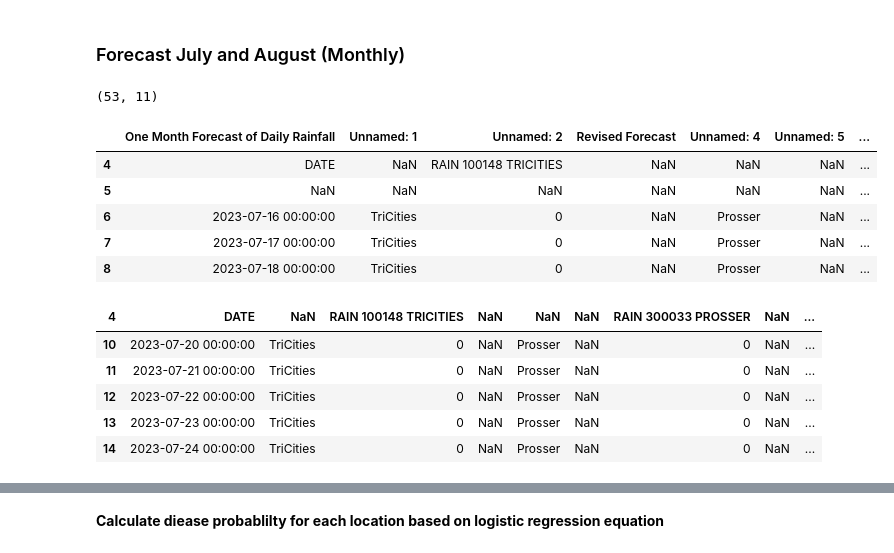
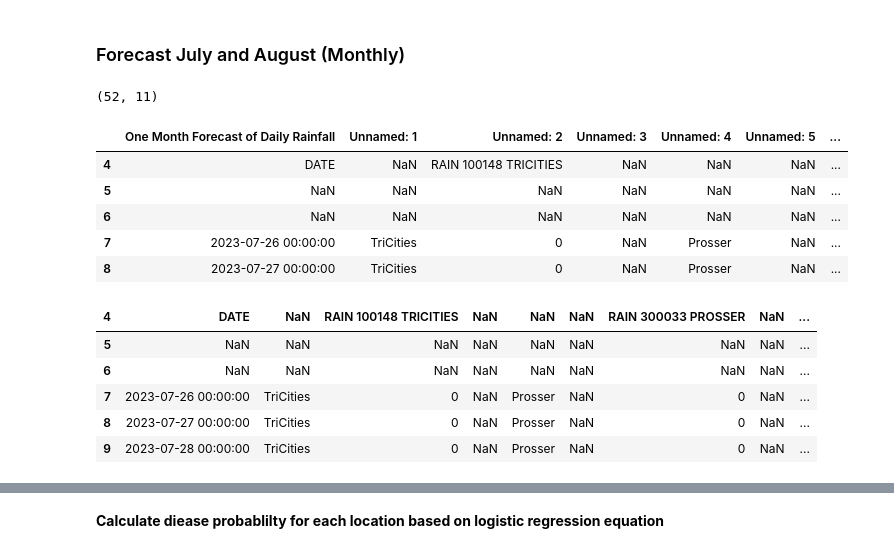
Before and after one commit to d-linnard/LateBlight, a Jupyter notebook: Scripts/Lateblight_2023_JA.ipynb, the cells around one changed output, grey strips where cells are left out. Saved outputs shown, nothing was run; the diff lists cells and outputs as text; code cells hidden in the pictures.

```diff
--- a/Scripts/Lateblight_2023_JA.ipynb
+++ b/Scripts/Lateblight_2023_JA.ipynb
@@ -262,26 +262,26 @@ RD_Aug_Tricities= 0
 # %% [markdown]
 ### Forecast July and August (Monthly)
 # %%
-df_forecast = pd.read_excel('7-16_8-21.xlsx', engine='openpyxl')
+df_forecast = pd.read_excel('7-26_8-30.xlsx', engine='openpyxl')
 print(df_forecast.shape)
-df_forecast = df_forecast.iloc[4:42]
+df_forecast = df_forecast.iloc[4:43]
 df_forecast.head()
 # %% [output]
-(53, 11)
+(52, 11)
-|  | One Month Forecast of Daily Rainfall | Unnamed: 1 | Unnamed: 2 | Revised Forecast | Unnamed: 4 | Unnamed: 5 | ... |
+|  | One Month Forecast of Daily Rainfall | Unnamed: 1 | Unnamed: 2 | Unnamed: 3 | Unnamed: 4 | Unnamed: 5 | ... |
 | 4 | DATE | NaN | RAIN 100148 TRICITIES | NaN | NaN | NaN | ... |
 | 5 | NaN | NaN | NaN | NaN | NaN | NaN | ... |
-| 6 | 2023-07-16 00:00:00 | TriCities | 0 | NaN | Prosser | NaN | ... |
-| 7 | 2023-07-17 00:00:00 | TriCities | 0 | NaN | Prosser | NaN | ... |
-| 8 | 2023-07-18 00:00:00 | TriCities | 0 | NaN | Prosser | NaN | ... |
+| 6 | NaN | NaN | NaN | NaN | NaN | NaN | ... |
+| 7 | 2023-07-26 00:00:00 | TriCities | 0 | NaN | Prosser | NaN | ... |
+| 8 | 2023-07-27 00:00:00 | TriCities | 0 | NaN | Prosser | NaN | ... |
 # %%
 df_forecast.columns = df_forecast.iloc[0]#rename column
 df_forecast = df_forecast.drop([4])#drop forth row
 df_forecast.head()
 # %% [output]
 | 4 | DATE | NaN | RAIN 100148 TRICITIES | NaN | NaN | NaN | RAIN 300033 PROSSER | NaN | ... |
-| 10 | 2023-07-20 00:00:00 | TriCities | 0 | NaN | Prosser | NaN | 0 | NaN | ... |
-| 11 | 2023-07-21 00:00:00 | TriCities | 0 | NaN | Prosser | NaN | 0 | NaN | ... |
-| 12 | 2023-07-22 00:00:00 | TriCities | 0 | NaN | Prosser | NaN | 0 | NaN | ... |
-| 13 | 2023-07-23 00:00:00 | TriCities | 0 | NaN | Prosser | NaN | 0 | NaN | ... |
-| 14 | 2023-07-24 00:00:00 | TriCities | 0 | NaN | Prosser | NaN | 0 | NaN | ... |
+| 5 | NaN | NaN | NaN | NaN | NaN | NaN | NaN | NaN | ... |
+| 6 | NaN | NaN | NaN | NaN | NaN | NaN | NaN | NaN | ... |
+| 7 | 2023-07-26 00:00:00 | TriCities | 0 | NaN | Prosser | NaN | 0 | NaN | ... |
+| 8 | 2023-07-27 00:00:00 | TriCities | 0 | NaN | Prosser | NaN | 0 | NaN | ... |
+| 9 | 2023-07-28 00:00:00 | TriCities | 0 | NaN | Prosser | NaN | 0 | NaN | ... |
```
Also changed, not shown: parts of 9 cells of this notebook, 6 other files.
